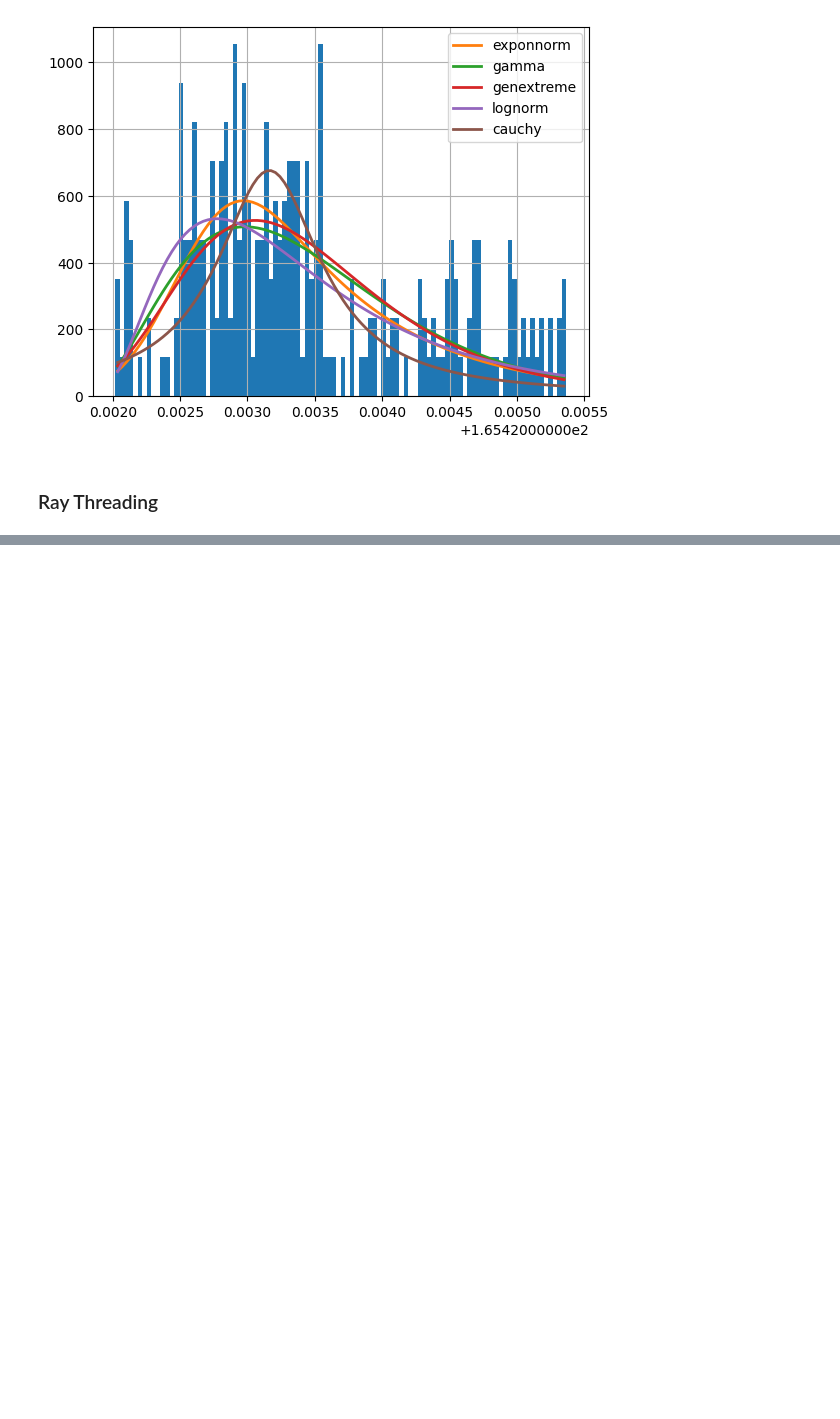
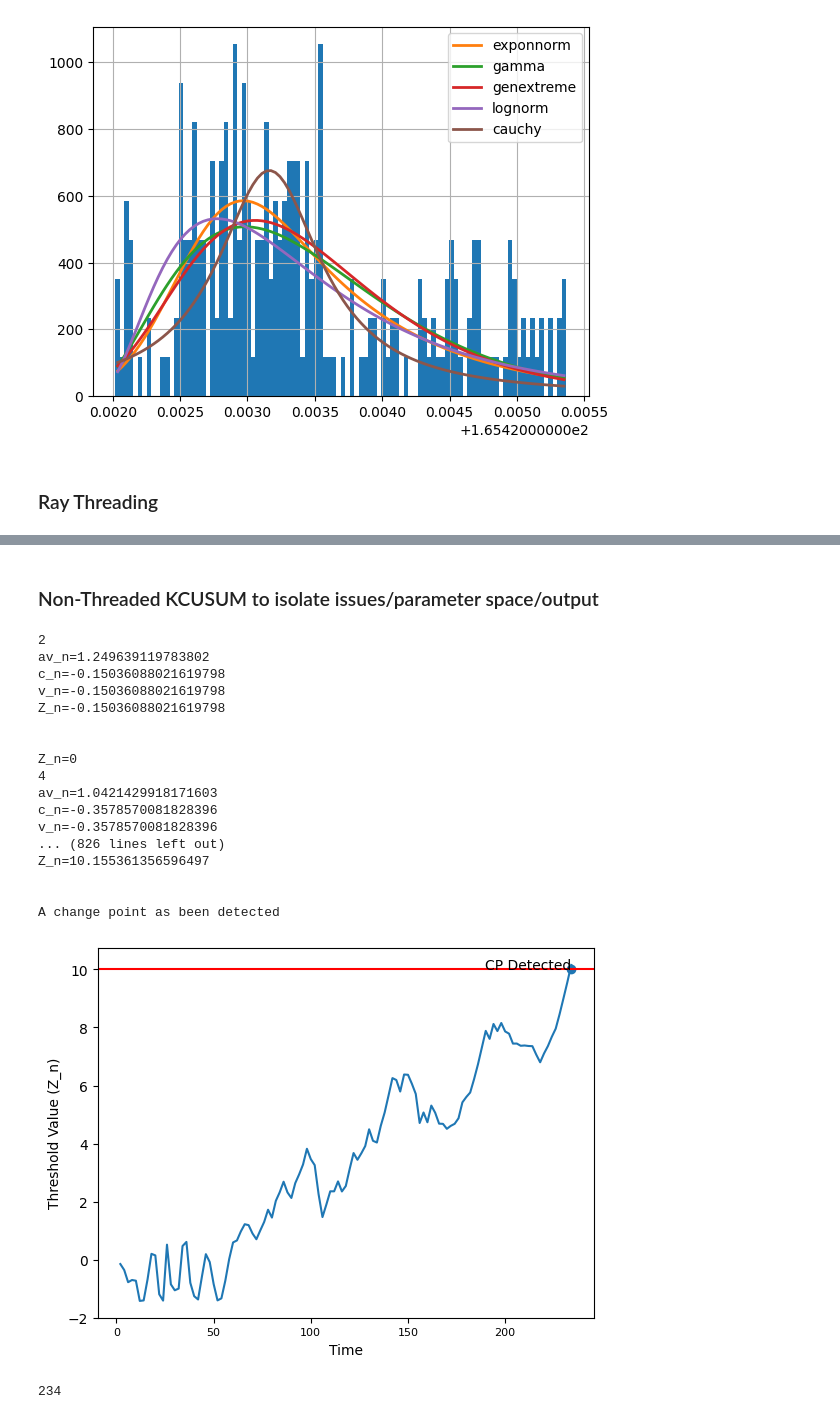
Before and after one commit to CODARcode/MDTrAnal, a Jupyter notebook: kcusum_v2.ipynb, the cells around one changed output, grey strips where cells are left out. Drawn from its saved outputs; the diff is of its cells as text; code cells hidden in the pictures; blank space fills up the shorter version.

```diff
--- a/kcusum_v2.ipynb
+++ b/kcusum_v2.ipynb
@@ -114,3 +138,12 @@ for i in range(0,51):
         print(test_set.shape)
 # %% [output]
 (255, 9033, 3)
+# %%
+#Reference sampling based on fitted distribution
+ref_data_x = np.random.normal(-62,1,3141)
+
+ref_data_y = np.random.normal(25,1,3141)
+
+ref_data_z = np.random.normal(168,1,3141)
+
+len(ref_data_x)
@@ -235,0 +288,2 @@ A change in Z was detected at T =  58
+# %% [markdown]
+### Non-Threaded KCUSUM to isolate issues/parameter space/output
@@ -235,0 +341,22 @@ A change in Z was detected at T =  58
+# %%
+KCUSUM2(data_z,data_z,ref_data_z,ref_data_z,10,1.4)
+# %% [output]
+2
+av_n=1.249639119783802
+c_n=-0.15036088021619798
+v_n=-0.15036088021619798
+Z_n=-0.15036088021619798
+
+
+Z_n=0
+4
+av_n=1.0421429918171603
+c_n=-0.3578570081828396
+v_n=-0.3578570081828396
+... (826 lines left out)
+Z_n=10.155361356596497
+
+
+A change point as been detected
+[figure, added]
+234
```
Also changed, not shown: parts of 11 cells of this notebook.
